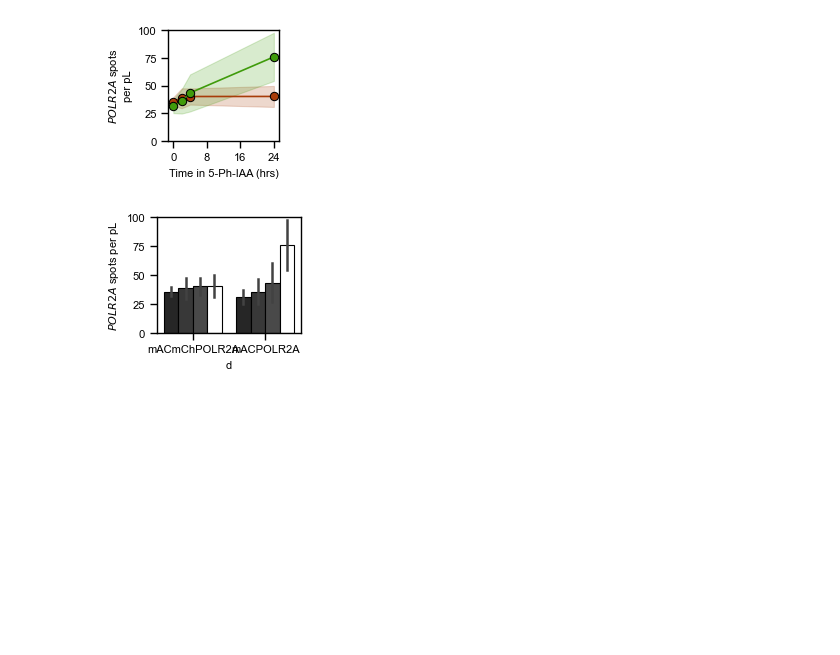
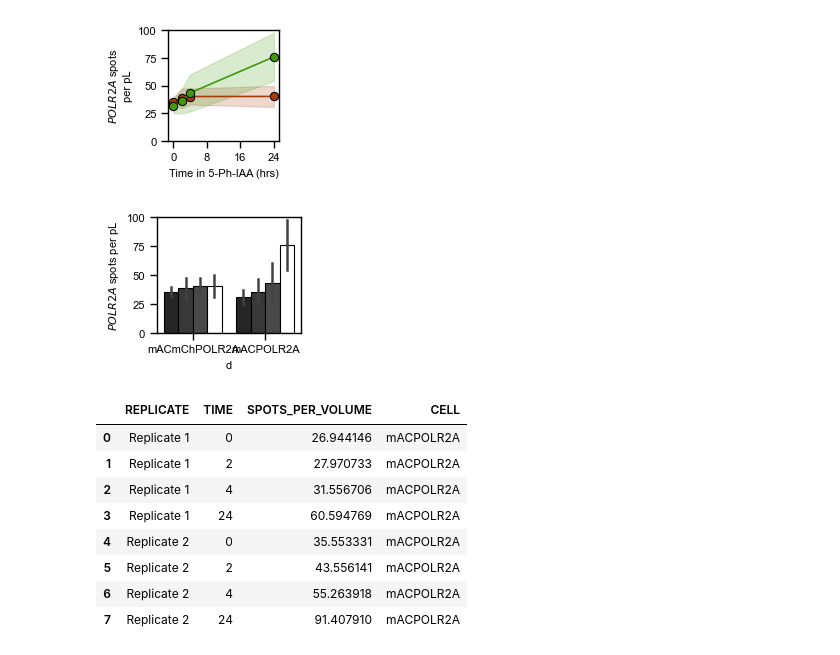
Before and after one commit to berrygroup/publications, a Jupyter notebook: 2026_POLR2A_homeostasis/Imaging/NikonSpinningDisk/mACmChPOLR2A_smFISH/smFISH_mACPOLR2A_mACmChPOLR2A_Timecourse.ipynb, the cells around one changed output. Saved outputs shown, nothing was run; the diff lists cells and outputs as text; code cells hidden in the pictures; blank space fills up the shorter version.

```diff
--- a/2026_POLR2A_homeostasis/Imaging/NikonSpinningDisk/mACmChPOLR2A_smFISH/smFISH_mACPOLR2A_mACmChPOLR2A_Timecourse.ipynb
+++ b/2026_POLR2A_homeostasis/Imaging/NikonSpinningDisk/mACmChPOLR2A_smFISH/smFISH_mACPOLR2A_mACmChPOLR2A_Timecourse.ipynb
@@ -949,3 +949,17 @@ a.tick_params('y', labelsize = 8)
 plt.savefig('macmch_mac_polr2a_spots_per_time_barplot.svg')
 # %% [output]
 [figure]
+# %%
+mACPOLR2A_By_Replicate = Timecourse_By_Replicate.query('CELL == "mACPOLR2A"')
+# %%
+mACPOLR2A_By_Replicate
+# %% [output]
+|  | REPLICATE | TIME | SPOTS_PER_VOLUME | CELL |
+| 0 | Replicate 1 | 0 | 26.944146 | mACPOLR2A |
+| 1 | Replicate 1 | 2 | 27.970733 | mACPOLR2A |
+| 2 | Replicate 1 | 4 | 31.556706 | mACPOLR2A |
+| 3 | Replicate 1 | 24 | 60.594769 | mACPOLR2A |
+| 4 | Replicate 2 | 0 | 35.553331 | mACPOLR2A |
+| 5 | Replicate 2 | 2 | 43.556141 | mACPOLR2A |
+| 6 | Replicate 2 | 4 | 55.263918 | mACPOLR2A |
+| 7 | Replicate 2 | 24 | 91.407910 | mACPOLR2A |
```
Also changed, not shown: parts of 4 cells of this notebook, 1 other file.
